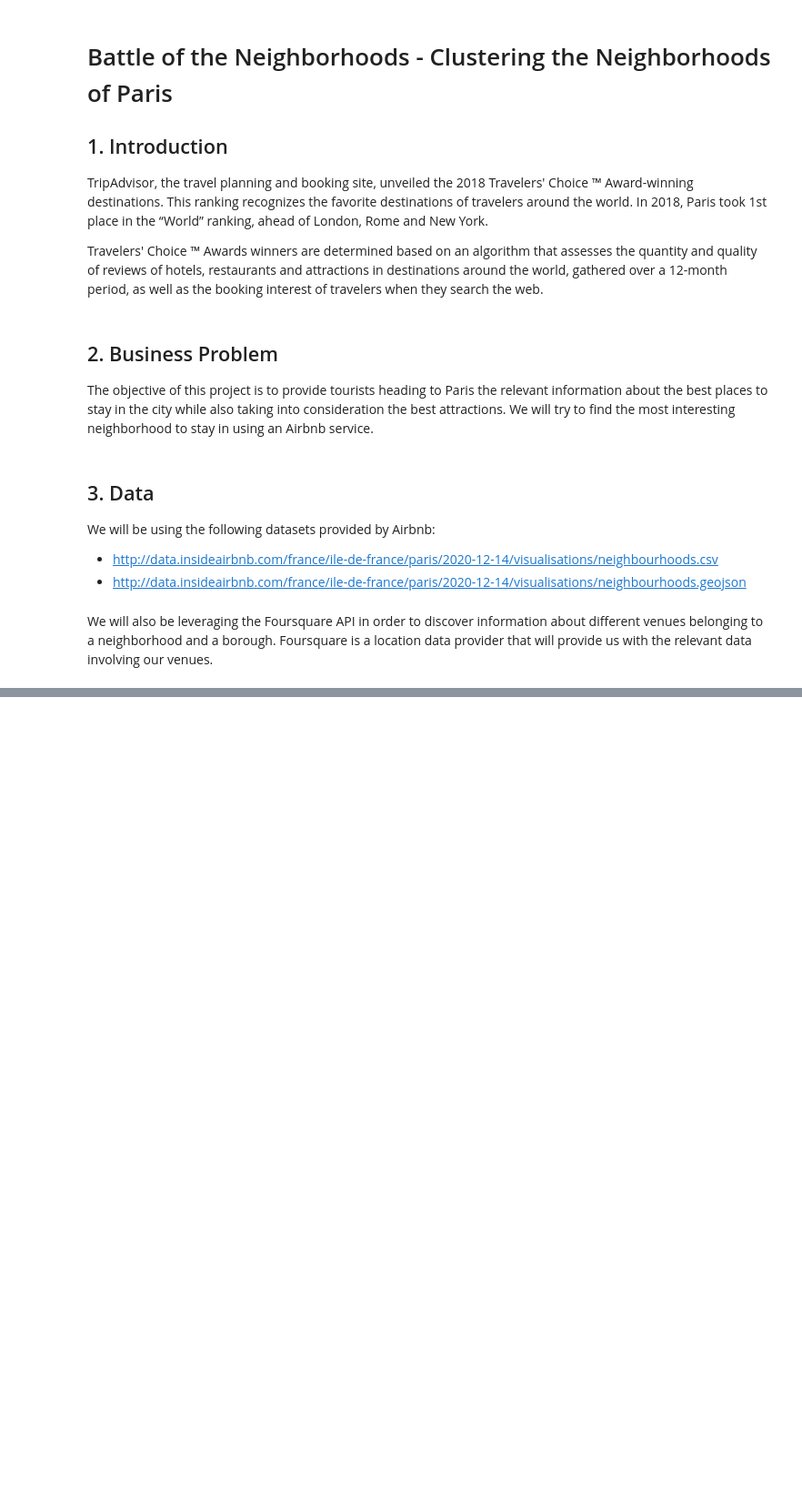
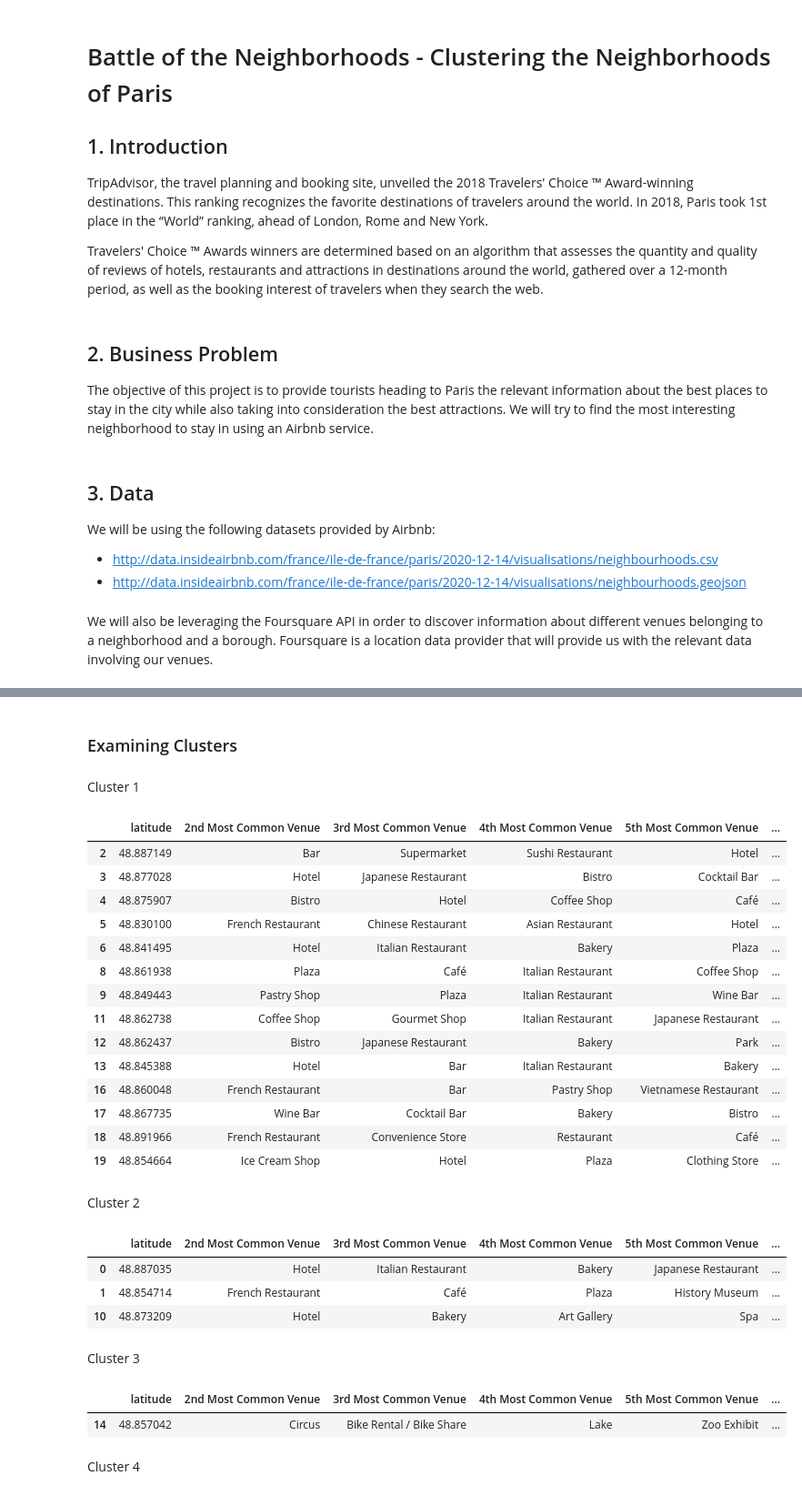
Before and after one commit to zinebmerzak/Coursera_Capstone, a Jupyter notebook: Battle-of-the-Neighborhoods-1.ipynb, the cells around one changed output, grey strips where cells are left out. Shown: that part at 91% size. Drawn from its saved outputs; the diff is of its cells as text; code cells hidden in the pictures; blank space fills up the shorter version.

```diff
--- a/Battle-of-the-Neighborhoods-1.ipynb
+++ b/Battle-of-the-Neighborhoods-1.ipynb
@@ -18,0 +356,6 @@
+# %%
+def return_most_common_venues(row, num_top_venues):
+    row_categories = row.iloc[1:]
+    row_categories_sorted = row_categories.sort_values(ascending=False)
+
+    return row_categories_sorted.index.values[0:num_top_venues]
@@ -18,0 +364,21 @@
+# %%
+num_top_venues = 10
+
+indicators = ['st', 'nd', 'rd']
+
+# create columns according to number of top venues
+columns = ['Neighbourhood']
+for ind in np.arange(num_top_venues):
+    try:
+        columns.append('{}{} Most Common Venue'.format(ind+1, indicators[ind]))
+    except:
+        columns.append('{}th Most Common Venue'.format(ind+1))
+
+# create a new dataframe
+neighbourhoods_venues_sorted = pd.DataFrame(columns=columns)
+neighbourhoods_venues_sorted['Neighbourhood'] = paris_grouped['Neighbourhood']
+
+for ind in np.arange(paris_grouped.shape[0]):
+    neighbourhoods_venues_sorted.iloc[ind, 1:] = return_most_common_venues(paris_grouped.iloc[ind, :], num_top_venues)
+
+neighbourhoods_venues_sorted.head()
@@ -18,0 +430,10 @@
+# %%
+# add clustering labels
+#neighbourhoods_venues_sorted.insert(0, 'Cluster Labels', kmeans_paris.labels_ +1)
+
+paris_merged = paris_geo
+
+# merge paris_grouped with paris_geo to add latitude/longitude for each neighbourhood
+paris_merged = paris_merged.join(neighbourhoods_venues_sorted.set_index('Neighbourhood'), on='neighbourhood')
+
+paris_merged.head(10) # check the last columns!
@@ -18,0 +454,2 @@
+# %%
+paris_merged_fix = paris_merged.dropna(subset=['Cluster Labels'])
@@ -18,0 +484,40 @@
+# %% [markdown]
+<h3>Examining Clusters</h3>
+# %% [markdown]
+Cluster 1
+# %%
+paris_merged_fix.loc[paris_merged_fix['Cluster Labels'] == 0, paris_merged_fix.columns[[1] + list(range(5, paris_merged_fix.shape[1]))]]
+# %% [output]
+|  | latitude | 2nd Most Common Venue | 3rd Most Common Venue | 4th Most Common Venue | 5th Most Common Venue | ... |
+| 2 | 48.887149 | Bar | Supermarket | Sushi Restaurant | Hotel | ... |
+| 3 | 48.877028 | Hotel | Japanese Restaurant | Bistro | Cocktail Bar | ... |
+| 4 | 48.875907 | Bistro | Hotel | Coffee Shop | Café | ... |
+| 5 | 48.830100 | French Restaurant | Chinese Restaurant | Asian Restaurant | Hotel | ... |
+| 6 | 48.841495 | Hotel | Italian Restaurant | Bakery | Plaza | ... |
+| 8 | 48.861938 | Plaza | Café | Italian Restaurant | Coffee Shop | ... |
+| 9 | 48.849443 | Pastry Shop | Plaza | Italian Restaurant | Wine Bar | ... |
+| 11 | 48.862738 | Coffee Shop | Gourmet Shop | Italian Restaurant | Japanese Restaurant | ... |
+| 12 | 48.862437 | Bistro | Japanese Restaurant | Bakery | Park | ... |
+| 13 | 48.845388 | Hotel | Bar | Italian Restaurant | Bakery | ... |
+| 16 | 48.860048 | French Restaurant | Bar | Pastry Shop | Vietnamese Restaurant | ... |
+| 17 | 48.867735 | Wine Bar | Cocktail Bar | Bakery | Bistro | ... |
+| 18 | 48.891966 | French Restaurant | Convenience Store | Restaurant | Café | ... |
+| 19 | 48.854664 | Ice Cream Shop | Hotel | Plaza | Clothing Store | ... |
+# %% [markdown]
+Cluster 2
+# %%
+paris_merged_fix.loc[paris_merged_fix['Cluster Labels'] == 1, paris_merged_fix.columns[[1] + list(range(5, paris_merged_fix.shape[1]))]]
+# %% [output]
+|  | latitude | 2nd Most Common Venue | 3rd Most Common Venue | 4th Most Common Venue | 5th Most Common Venue | ... |
+| 0 | 48.887035 | Hotel | Italian Restaurant | Bakery | Japanese Restaurant | ... |
+| 1 | 48.854714 | French Restaurant | Café | Plaza | History Museum | ... |
+| 10 | 48.873209 | Hotel | Bakery | Art Gallery | Spa | ... |
+# %% [markdown]
+Cluster 3
+# %%
+paris_merged_fix.loc[paris_merged_fix['Cluster Labels'] == 2, paris_merged_fix.columns[[1] + list(range(5, paris_merged_fix.shape[1]))]]
+# %% [output]
+|  | latitude | 2nd Most Common Venue | 3rd Most Common Venue | 4th Most Common Venue | 5th Most Common Venue | ... |
+| 14 | 48.857042 | Circus | Bike Rental / Bike Share | Lake | Zoo Exhibit | ... |
+# %% [markdown]
+Cluster 4
```
Also changed, not shown: parts of 59 cells of this notebook.
